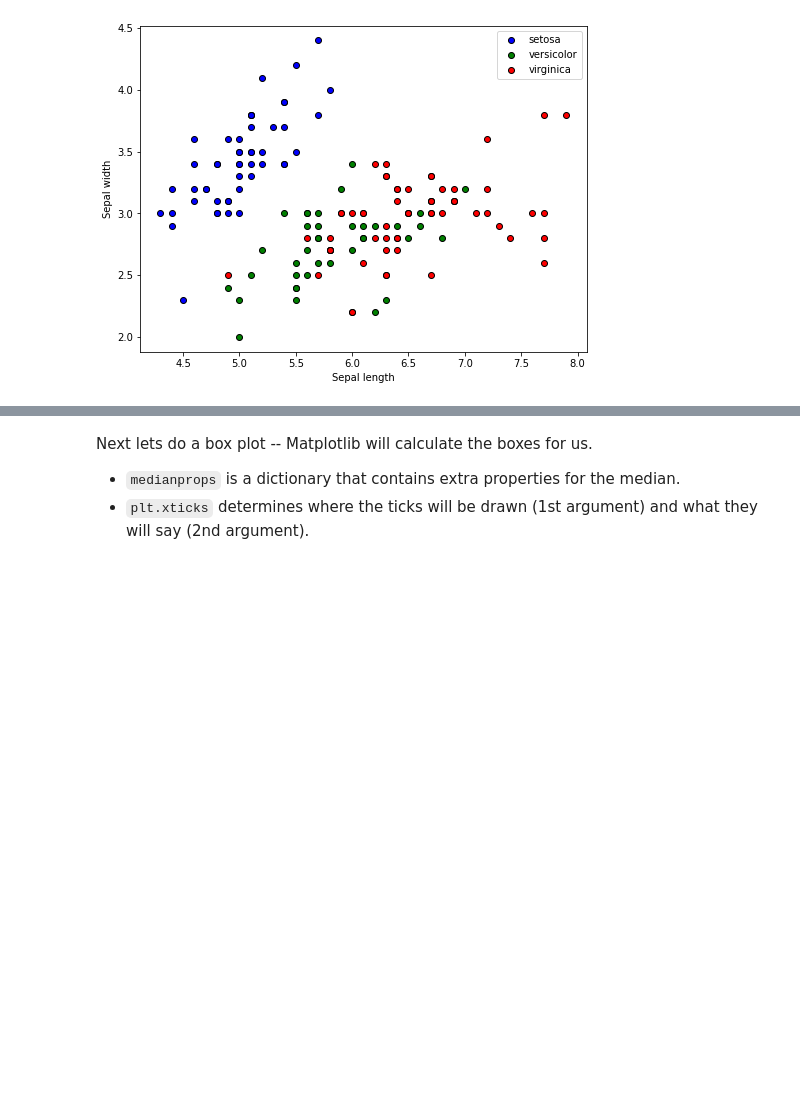
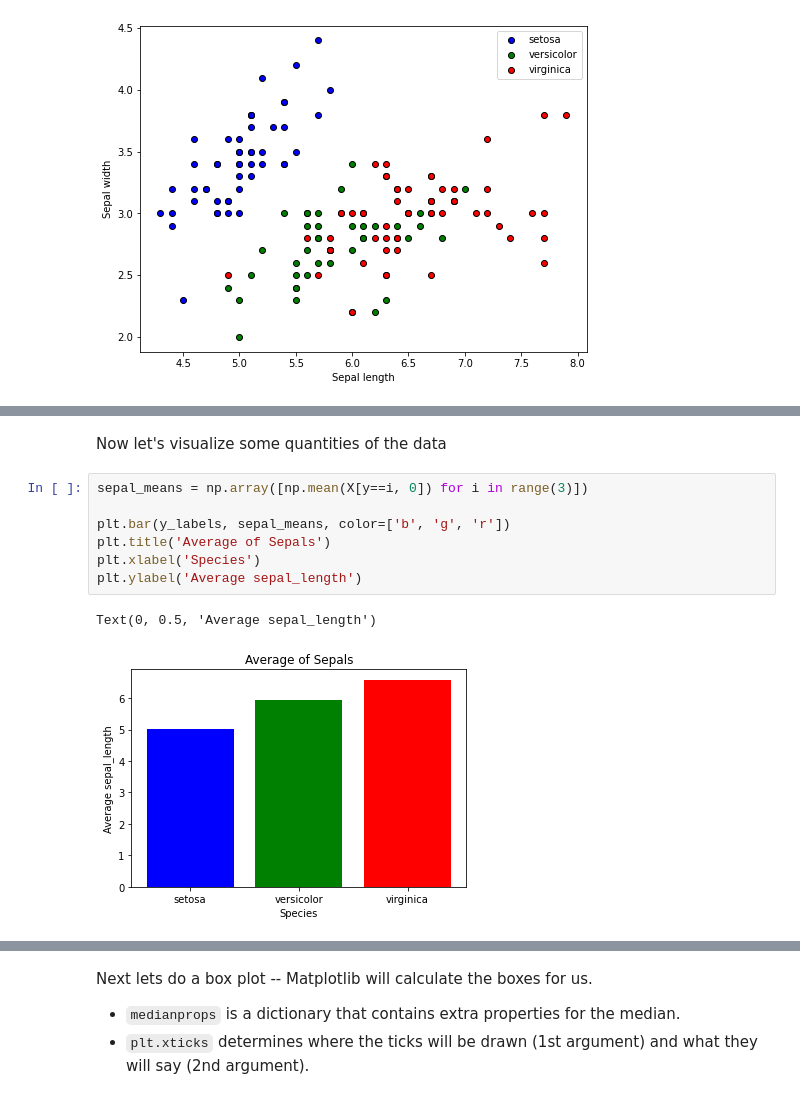
Before and after one commit to faigyb/python4ml, a Jupyter notebook: matplotlib.ipynb, the cells around one changed output, grey strips where cells are left out. Saved outputs shown, nothing was run; the diff lists cells and outputs as text; blank space fills up the shorter version.

```diff
--- a/matplotlib.ipynb
+++ b/matplotlib.ipynb
@@ -353,0 +366,12 @@ Use `plt.tick_params(labelsize = ...)` in order to set the ticks label size.
+# %% [markdown]
+Now let's visualize some quantities of the data
+# %%
+sepal_means = np.array([np.mean(X[y==i, 0]) for i in range(3)])
+
+plt.bar(y_labels, sepal_means, color=['b', 'g', 'r'])
+plt.title('Average of Sepals')
+plt.xlabel('Species')
+plt.ylabel('Average sepal_length')
+# %% [output]
+Text(0, 0.5, 'Average sepal_length')
+[figure, added]
```
Also changed, not shown: parts of 8 cells of this notebook.
